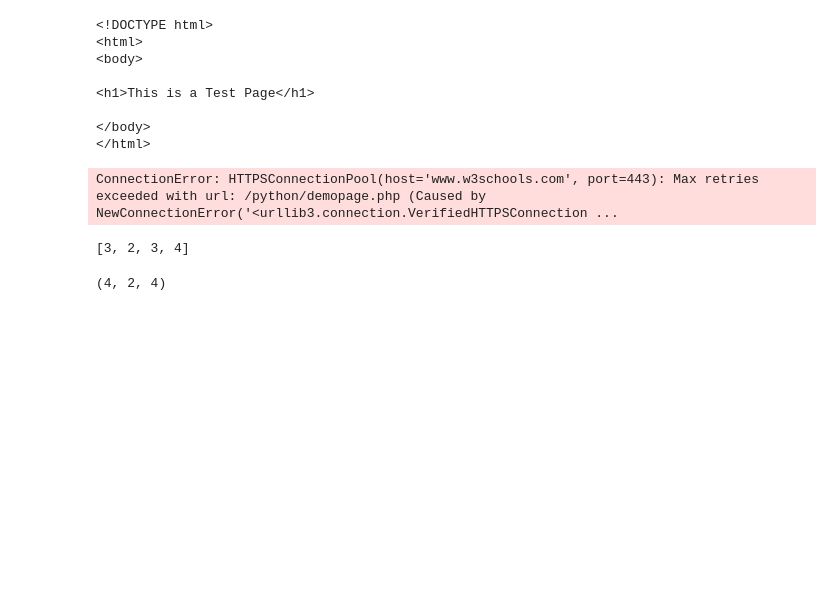
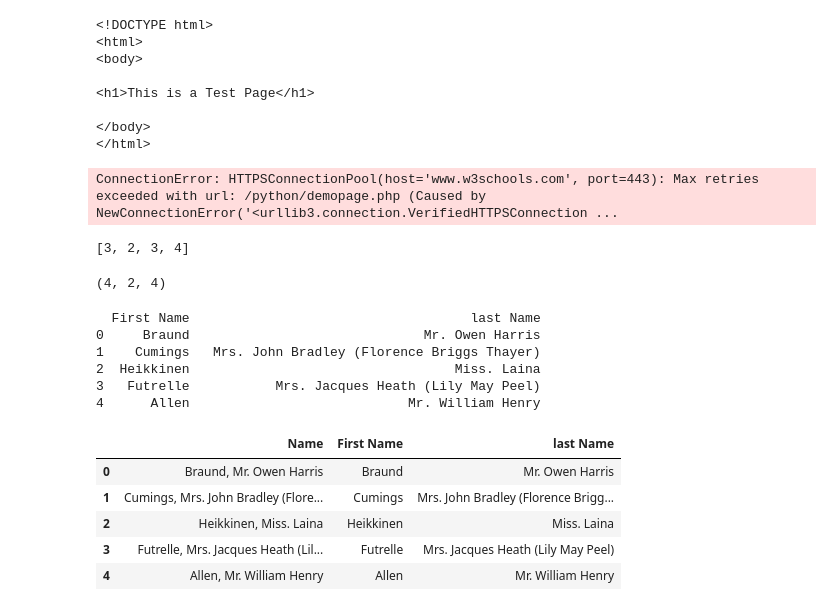
Before and after one commit to Hamzakhalidcs/Notebooks, a Jupyter notebook: map, apply, apply map .ipynb, the cells around one changed output. Drawn from its saved outputs; the diff is of its cells as text; code cells hidden in the pictures; blank space fills up the shorter version.

```diff
--- a/map, apply, apply map .ipynb
+++ b/map, apply, apply map .ipynb
@@ -500,3 +509,42 @@ tuple_12 = tuple(tuple_lst)
 print(tuple_12)
 # %% [output]
 (4, 2, 4)
+# %%
+import pandas as pd
+
+# Read the Titanic dataset from the provided URL
+url = "http://bit.ly/kaggletrain"
+df = pd.read_csv(url)
+
+# Split the 'Name' column into 'First Name' and 'last Name'
+df[['First Name', 'last Name']] = df['Name'].str.split(',', expand=True)
+
+# Display the resulting DataFrame with the split names
+print(df[['First Name', 'last Name']].head())
+# %% [output]
+  First Name                                    last Name
+0     Braund                              Mr. Owen Harris
+1    Cumings   Mrs. John Bradley (Florence Briggs Thayer)
+2  Heikkinen                                  Miss. Laina
+3   Futrelle           Mrs. Jacques Heath (Lily May Peel)
+4      Allen                            Mr. William Henry
+# %%
+import pandas as pd
+
+url = "http://bit.ly/kaggletrain"
+df = pd.read_csv(url)
+# %%
+df[['First Name', 'Last Name']] = df['Name'].str.split(',', expand=True)
+# %%
+df['First Name']  = df['Name'].str.split(',', expand=True)
+# %%
+df['last Name'] = df['Name'].str.split(',', expand=True)[1]
+# %%
+df[['Name', 'First Name' , 'last Name']].head()
+# %% [output]
+|  | Name | First Name | last Name |
+| 0 | Braund, Mr. Owen Harris | Braund | Mr. Owen Harris |
+| 1 | Cumings, Mrs. John Bradley (Flore... | Cumings | Mrs. John Bradley (Florence Brigg... |
+| 2 | Heikkinen, Miss. Laina | Heikkinen | Miss. Laina |
+| 3 | Futrelle, Mrs. Jacques Heath (Lil... | Futrelle | Mrs. Jacques Heath (Lily May Peel) |
+| 4 | Allen, Mr. William Henry | Allen | Mr. William Henry |
```
Also changed, not shown: parts of 1 cell of this notebook, 10 other files.
